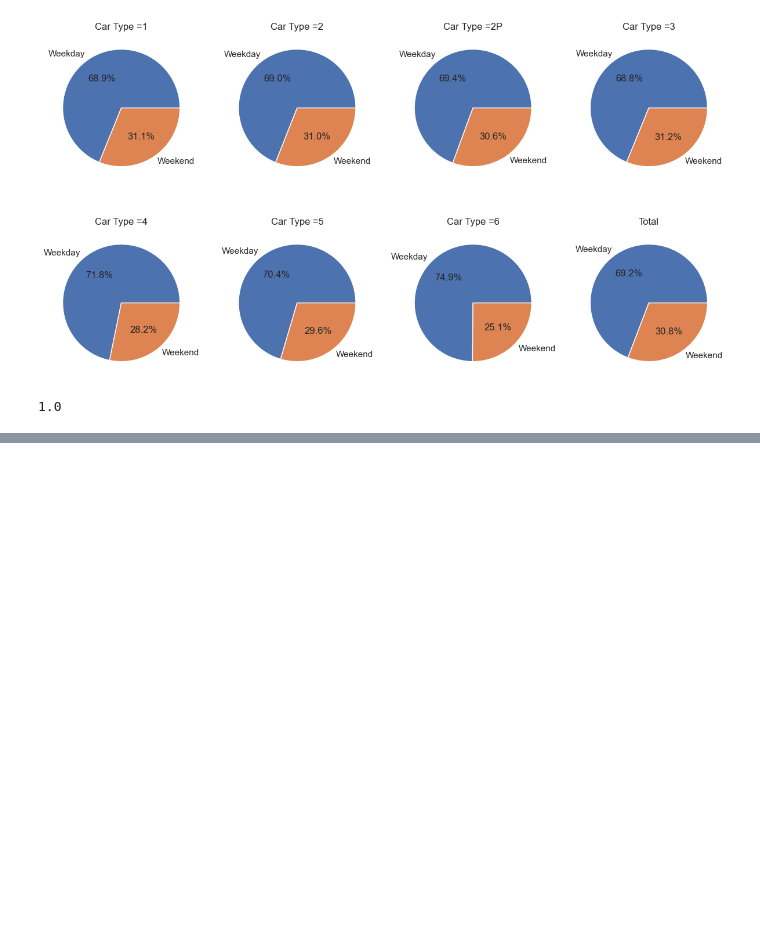
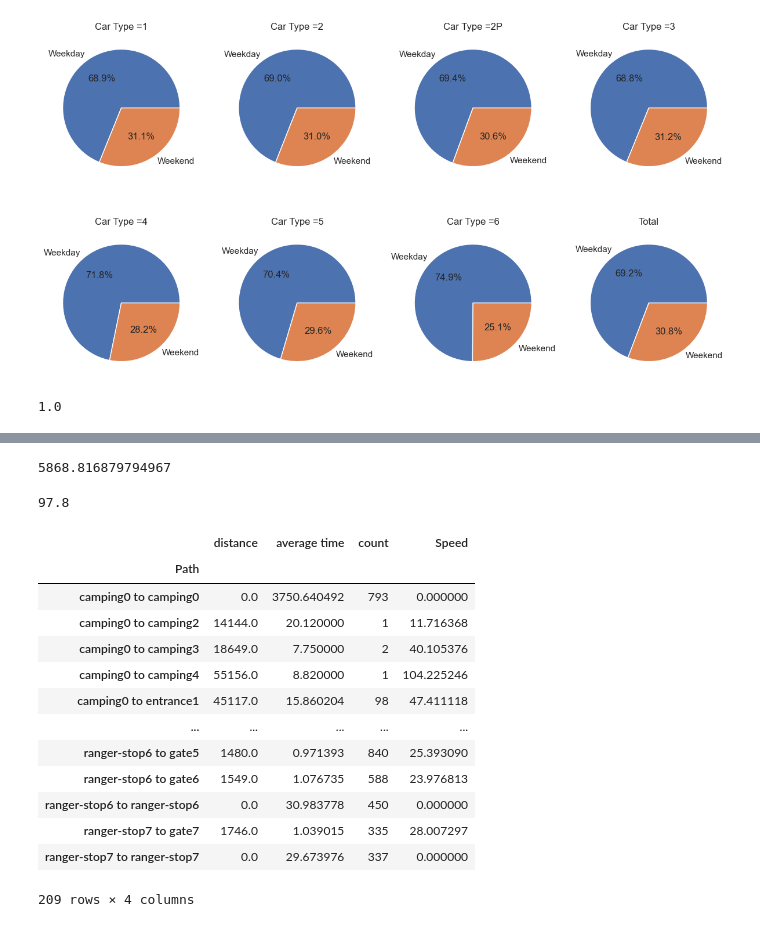
Before and after one commit to Visual-Analytics-2024/VA-Project, a Jupyter notebook: Python/Notebooks/selp loop and daily analysis.ipynb, the cells around one changed output, grey strips where cells are left out. Drawn from its saved outputs; the diff is of its cells as text; code cells hidden in the pictures; blank space fills up the shorter version.

```diff
--- a/Python/Notebooks/selp loop and daily analysis.ipynb
+++ b/Python/Notebooks/selp loop and daily analysis.ipynb
@@ -264,0 +469,2 @@ x
+# %%
+path_des_df = pd.read_csv(os.path.join(path,"data/distant_paths.csv"),index_col=0)
@@ -264,0 +487,2 @@ x
+# %%
+path_des_df.set_index('Path',inplace=True)
@@ -264,0 +508,8 @@ x
+# %%
+(path_des_df['distance']/path_des_df['average time'])
+# %% [output]
+5868.816879794967
+# %%
+5868/60
+# %% [output]
+97.8
@@ -264,0 +518,17 @@ x
+# %%
+path_des_df[path_des_df.index]
+# %% [output]
+|  | distance | average time | count | Speed |
+| Path |  |  |  |  |
+| camping0 to camping0 | 0.0 | 3750.640492 | 793 | 0.000000 |
+| camping0 to camping2 | 14144.0 | 20.120000 | 1 | 11.716368 |
+| camping0 to camping3 | 18649.0 | 7.750000 | 2 | 40.105376 |
+| camping0 to camping4 | 55156.0 | 8.820000 | 1 | 104.225246 |
+| camping0 to entrance1 | 45117.0 | 15.860204 | 98 | 47.411118 |
+| ... | ... | ... | ... | ... |
+| ranger-stop6 to gate5 | 1480.0 | 0.971393 | 840 | 25.393090 |
+| ranger-stop6 to gate6 | 1549.0 | 1.076735 | 588 | 23.976813 |
+| ranger-stop6 to ranger-stop6 | 0.0 | 30.983778 | 450 | 0.000000 |
+| ranger-stop7 to gate7 | 1746.0 | 1.039015 | 335 | 28.007297 |
+| ranger-stop7 to ranger-stop7 | 0.0 | 29.673976 | 337 | 0.000000 |
+209 rows × 4 columns
```
Also changed, not shown: parts of 29 cells of this notebook, 21 other files.
